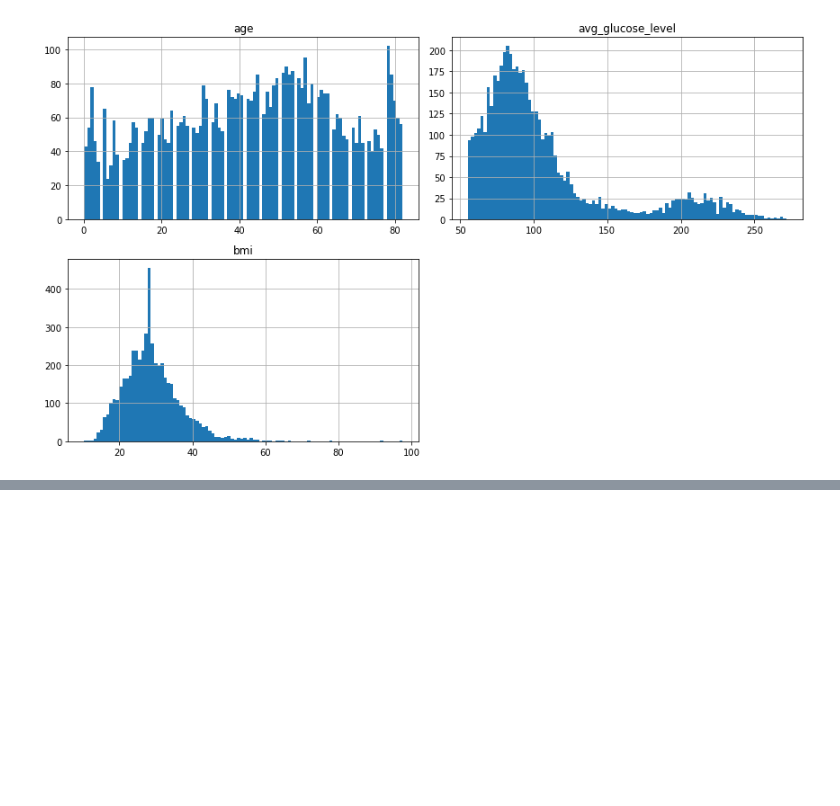
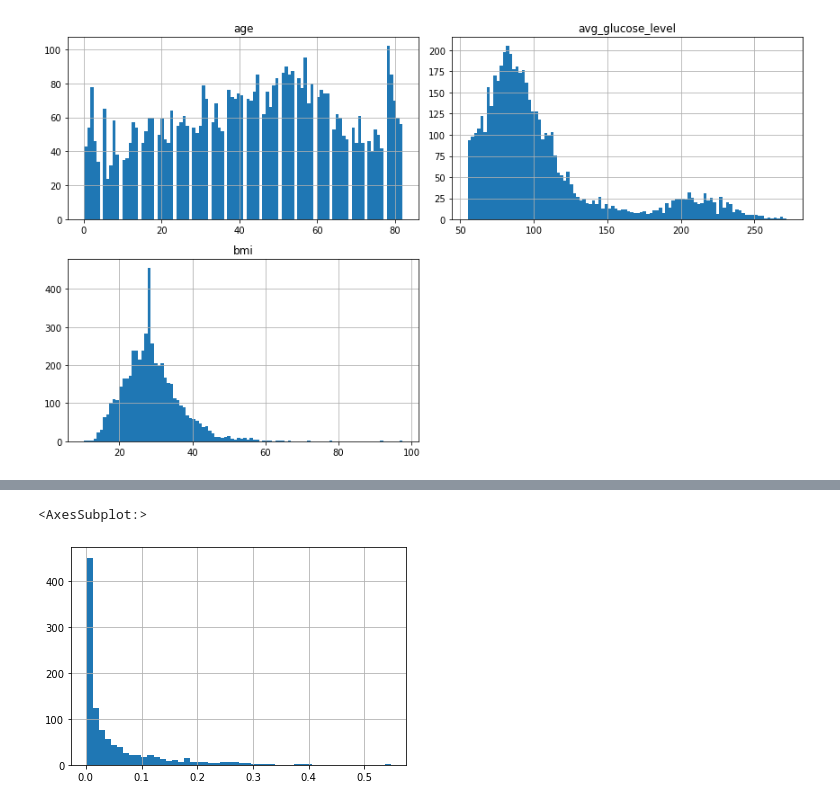
Before and after one commit to szelinghsu/StrokePrediction, a Jupyter notebook: notebook/StrokePrediction.ipynb, the cells around one changed output, grey strips where cells are left out. Saved outputs shown, nothing was run; the diff lists cells and outputs as text; code cells hidden in the pictures; blank space fills up the shorter version.

```diff
--- a/notebook/StrokePrediction.ipynb
+++ b/notebook/StrokePrediction.ipynb
@@ -265,0 +221,23 @@ X_train.head(10)
+# %%
+# Prepare the train and test datasets
+X = stroke.drop('stroke', axis='columns')
+y = stroke['stroke']
+X_train, X_test, y_train, y_test = train_test_split(X, y, test_size=0.2, random_state=123)
+
+# Create categorical encoder for the categorial variables
+cat_cols = ['gender', 'hypertension', 'heart_disease', 'ever_married', 'work_type', 'Residence_type', 'smoking_status']
+encoder = ce.OneHotEncoder(cols=cat_cols, handle_unknown='return_nan', return_df=True, use_cat_names=True)
+X_train_encoded = encoder.fit_transform(X_train)
+
+# Create scaler for the numerical variables
+scaler = RobustScaler()
+X_train_scaled = pd.DataFrame(scaler.fit_transform(X_train[['age', 'avg_glucose_level', 'bmi']]))
+X_train_scaled.columns = ['age', 'avg_glucose_level', 'bmi']
+
+# Combine the encoded and scaled variables
+X_train_processed = pd.concat([X_train_encoded.drop(['age', 'avg_glucose_level', 'bmi'], axis=1).reset_index(drop=True), X_train_scaled], axis=1)
+
+# Encode the categorical variables and scale the numerical variables of the test dataset
+X_test_encoded = encoder.transform(X_test)
+X_test_scaled = pd.DataFrame(scaler.transform(X_test[['age', 'avg_glucose_level', 'bmi']]))
+X_test_processed = pd.concat([X_test_encoded.drop(['age', 'avg_glucose_level', 'bmi'], axis=1).reset_index(drop=True), X_test_scaled], axis=1)
@@ -265,0 +259,4 @@ X_train.head(10)
+# %%
+model_LR = LogisticRegression()
+model_LR.fit(X_train_processed, y_train)
+predict_LR = model_LR.predict(X_test_processed)
@@ -265,0 +289,7 @@ X_train.head(10)
+# %%
+# The predict probability of the positive outcome only
+prob_1 = model_LR.predict_proba(X_test_processed)[:, 1]
+pd.Series(prob_1).hist(bins=50)
+# %% [output]
+<AxesSubplot:>
+[figure, added]
```
Also changed, not shown: parts of 59 cells of this notebook.
